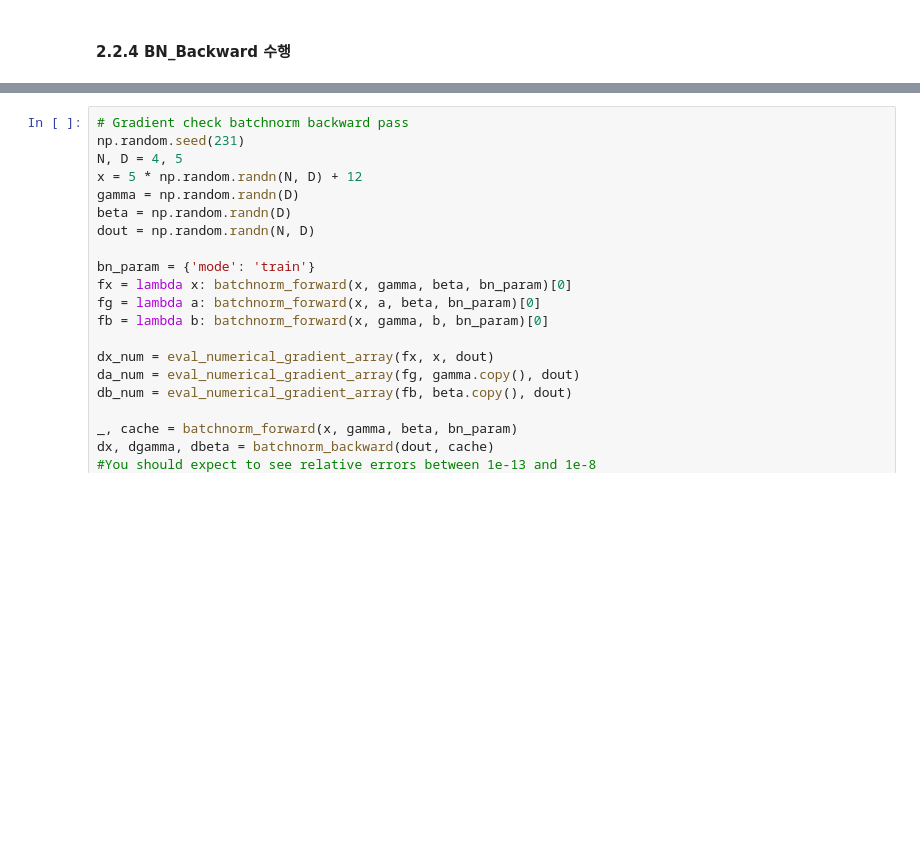
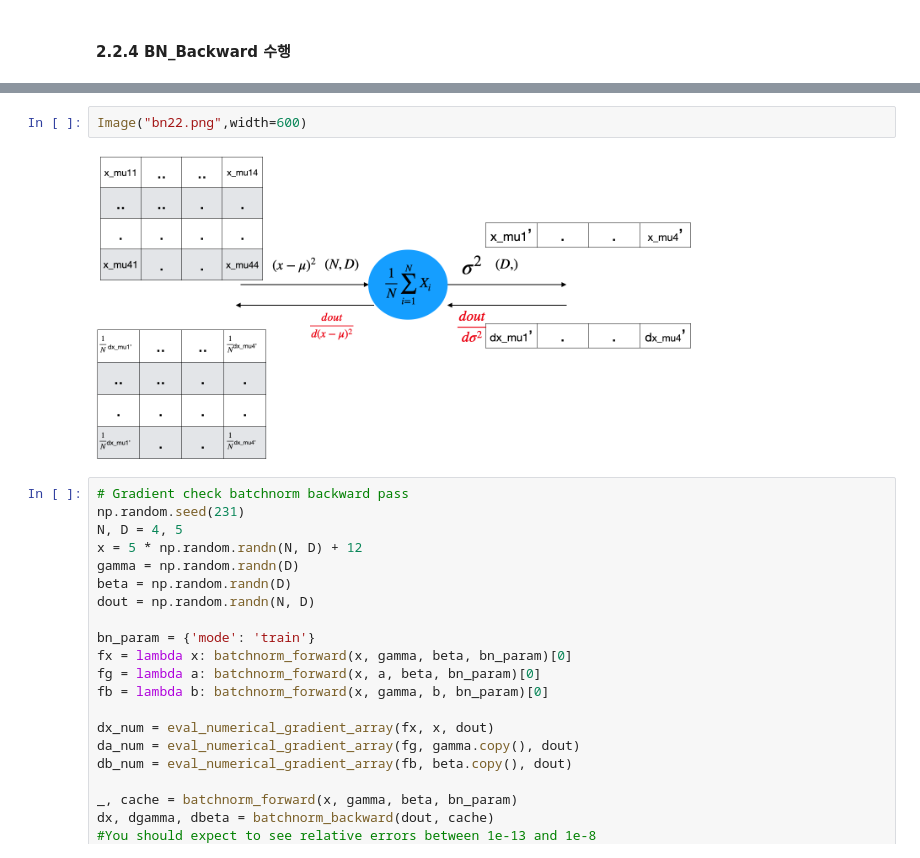
Before and after one commit to Intelligence-Engineering-LAB-KU/Seminar, a Jupyter notebook: summer_2020/A_clarification_of_the_Batch_Normalization.ipynb, the cells around one changed output, grey strips where cells are left out. Drawn from its saved outputs; the diff is of its cells as text; blank space fills up the shorter version.

```diff
--- a/summer_2020/A_clarification_of_the_Batch_Normalization.ipynb
+++ b/summer_2020/A_clarification_of_the_Batch_Normalization.ipynb
@@ -423,6 +437,10 @@ def batchnorm_backward(dout, cache): # dout = np.random.randn(N, D)
     ###########################################################################
 
     return dx, dgamma, dbeta
+# %%
+Image("bn22.png",width=600)
+# %% [output]
+[figure, added]
 # %%
 # Gradient check batchnorm backward pass
 np.random.seed(231)
```
Also changed, not shown: parts of 24 cells of this notebook.
